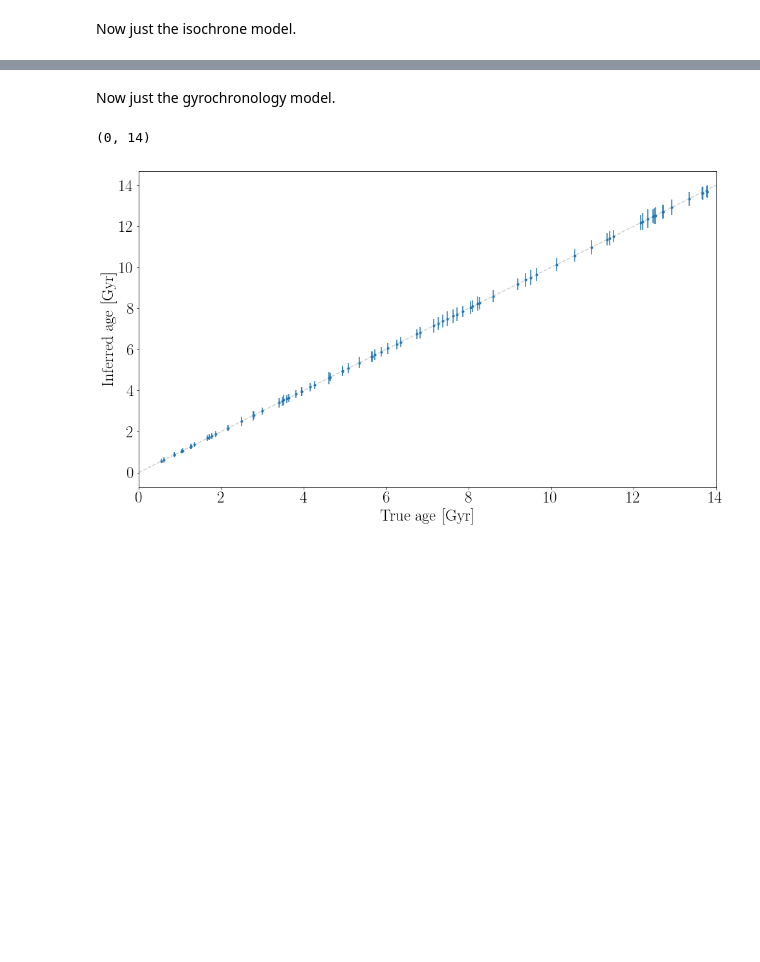
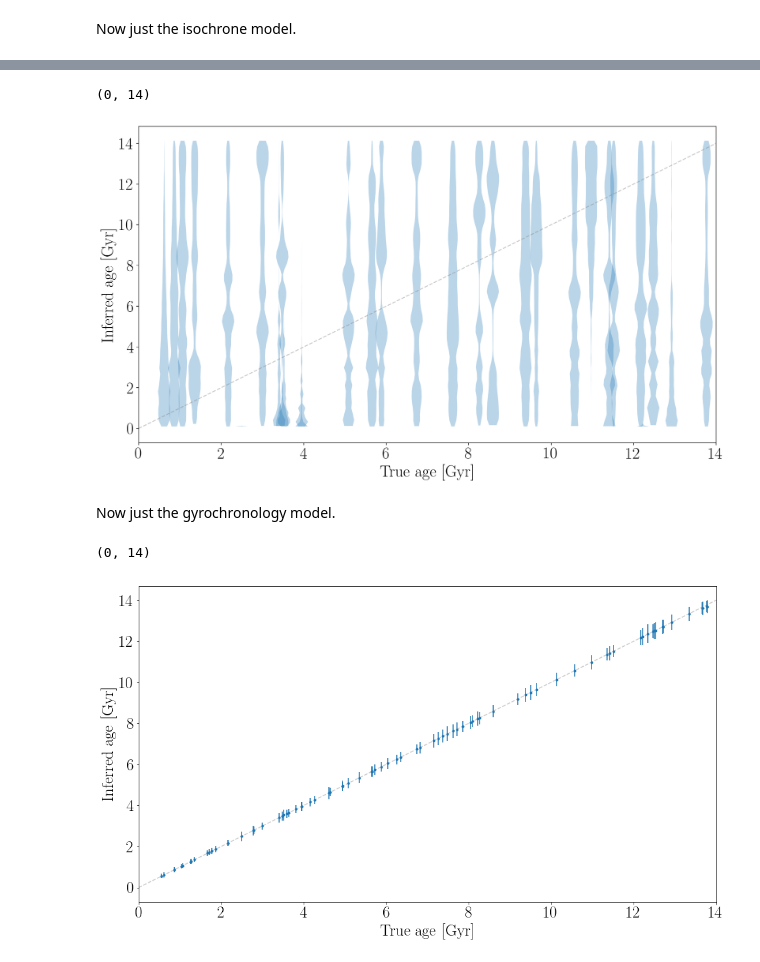
Before and after one commit to RuthAngus/stardate, a Jupyter notebook: code/Results_plots.ipynb, the cells around one changed output, grey strips where cells are left out. Cells and saved outputs as stored; diff of their text form; code cells hidden in the pictures; blank space fills up the shorter version.

```diff
--- a/code/Results_plots.ipynb
+++ b/code/Results_plots.ipynb
@@ -66,3 +114,18 @@ plt.xlim(0, 14)
+# %%
+fig, axes = plt.subplots(nrows=1, ncols=1, figsize=(16, 9), dpi=200)
+mm = m[:N_iso]
+axes.violinplot(age_samps_iso, true_age_gyr[:N_iso], points=50, widths=0.3,
+                showmeans=False, showextrema=False, showmedians=False)
+# axes.violinplot(age_samps_iso[mm], true_age_gyr[:N_iso][mm], points=50, widths=0.3, color="tab:orange",
+#                 showmeans=False, showextrema=False, showmedians=False)
+plt.xlabel("$\mathrm{True~age~[Gyr]}$")
+plt.ylabel("$\mathrm{Inferred~age~[Gyr]}$")
+xs = np.linspace(0, 14, 100)
+plt.plot(xs, xs, ".5", ls="--", alpha=.4)
+plt.xlim(0, 14)
+# %% [output]
+(0, 14)
+[figure, added]
 # %% [markdown]
 Now just the gyrochronology model.
 # %%
```
Also changed, not shown: parts of 7 cells of this notebook.
